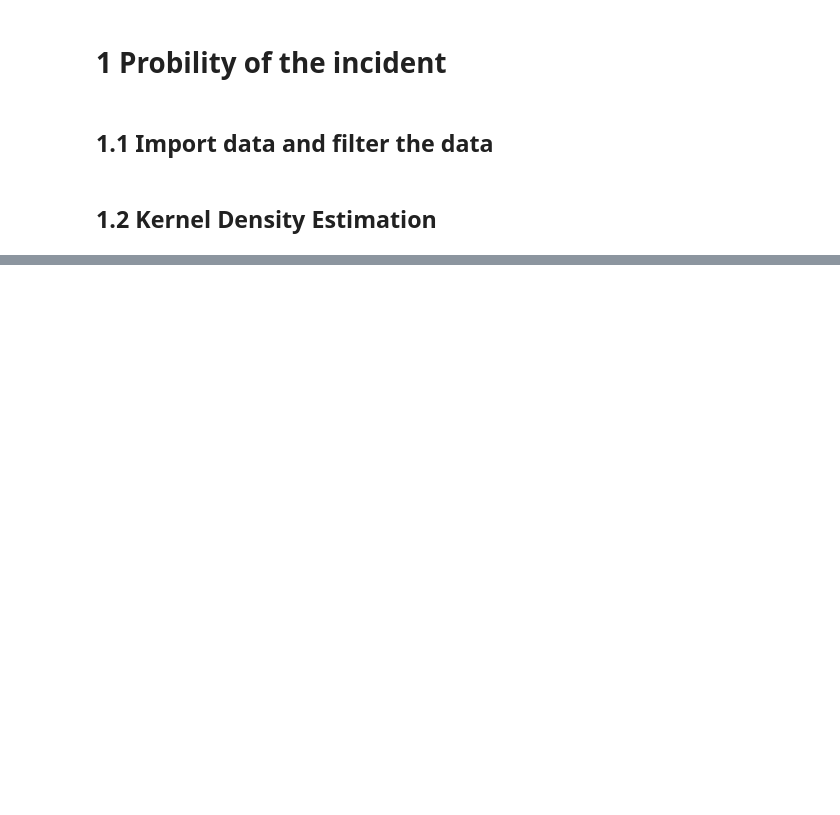
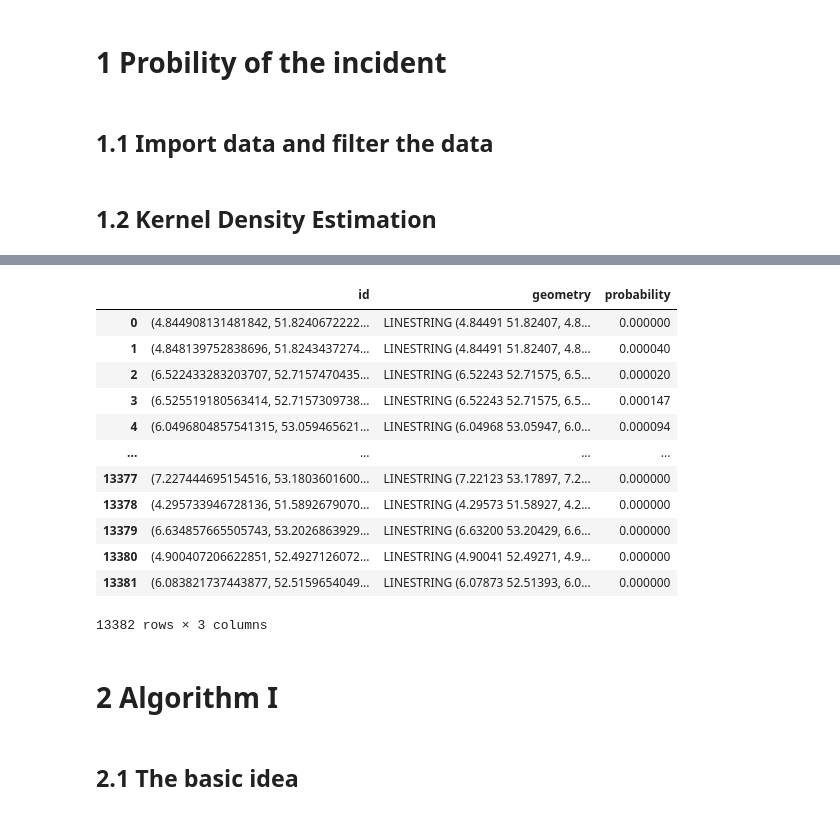
Before and after one commit to Max-Lange/CIEM6302_RWS-Project, a Jupyter notebook: midterm_check_2.ipynb, the cells around one changed output, grey strips where cells are left out. Cells and saved outputs as stored; diff of their text form; code cells hidden in the pictures; blank space fills up the shorter version.

```diff
--- a/midterm_check_2.ipynb
+++ b/midterm_check_2.ipynb
@@ -51,0 +104,23 @@ In kernel density estimation, an important parameter is bandwidth. An excessivel
+# %%
+amatrix = nx.adjacency_matrix(G_NL2).todense()
+copy_amatrix = amatrix.copy()
+
+zeros_pos = []
+node_weights = []
+
+
+for i,row in enumerate(copy_amatrix):
+    nonzero = np.count_nonzero(row)
+    if nonzero == 1:
+        zeros_pos.append(i)
+
+# Duplicate column values in amatrix according to the number of zeros in the row
+for i in zeros_pos:
+    amatrix[:, i] *= 2
+
+# If the row position is in zeros_pos, append zeros to the weigths, otherwise split the edges weight evenly
+for i,row in enumerate(copy_amatrix):
+    if i in zeros_pos:
+        node_weights.append(0)
+    else:
+        node_weights.append(np.sum(row)/2)
@@ -51,0 +143,20 @@ In kernel density estimation, an important parameter is bandwidth. An excessivel
+# %%
+points_gdf
+# %% [output]
+|  | id | geometry | probability |
+| 0 | (4.844908131481842, 51.8240672222... | LINESTRING (4.84491 51.82407, 4.8... | 0.000000 |
+| 1 | (4.848139752838696, 51.8243437274... | LINESTRING (4.84491 51.82407, 4.8... | 0.000040 |
+| 2 | (6.522433283203707, 52.7157470435... | LINESTRING (6.52243 52.71575, 6.5... | 0.000020 |
+| 3 | (6.525519180563414, 52.7157309738... | LINESTRING (6.52243 52.71575, 6.5... | 0.000147 |
+| 4 | (6.0496804857541315, 53.059465621... | LINESTRING (6.04968 53.05947, 6.0... | 0.000094 |
+| ... | ... | ... | ... |
+| 13377 | (7.227444695154516, 53.1803601600... | LINESTRING (7.22123 53.17897, 7.2... | 0.000000 |
+| 13378 | (4.295733946728136, 51.5892679070... | LINESTRING (4.29573 51.58927, 4.2... | 0.000000 |
+| 13379 | (6.634857665505743, 53.2026863929... | LINESTRING (6.63200 53.20429, 6.6... | 0.000000 |
+| 13380 | (4.900407206622851, 52.4927126072... | LINESTRING (4.90041 52.49271, 4.9... | 0.000000 |
+| 13381 | (6.083821737443877, 52.5159654049... | LINESTRING (6.07873 52.51393, 6.0... | 0.000000 |
+13382 rows × 3 columns
+# %% [markdown]
+# 2 Algorithm I
+# %% [markdown]
+## 2.1 The basic idea
```
Also changed, not shown: parts of 13 cells of this notebook.
